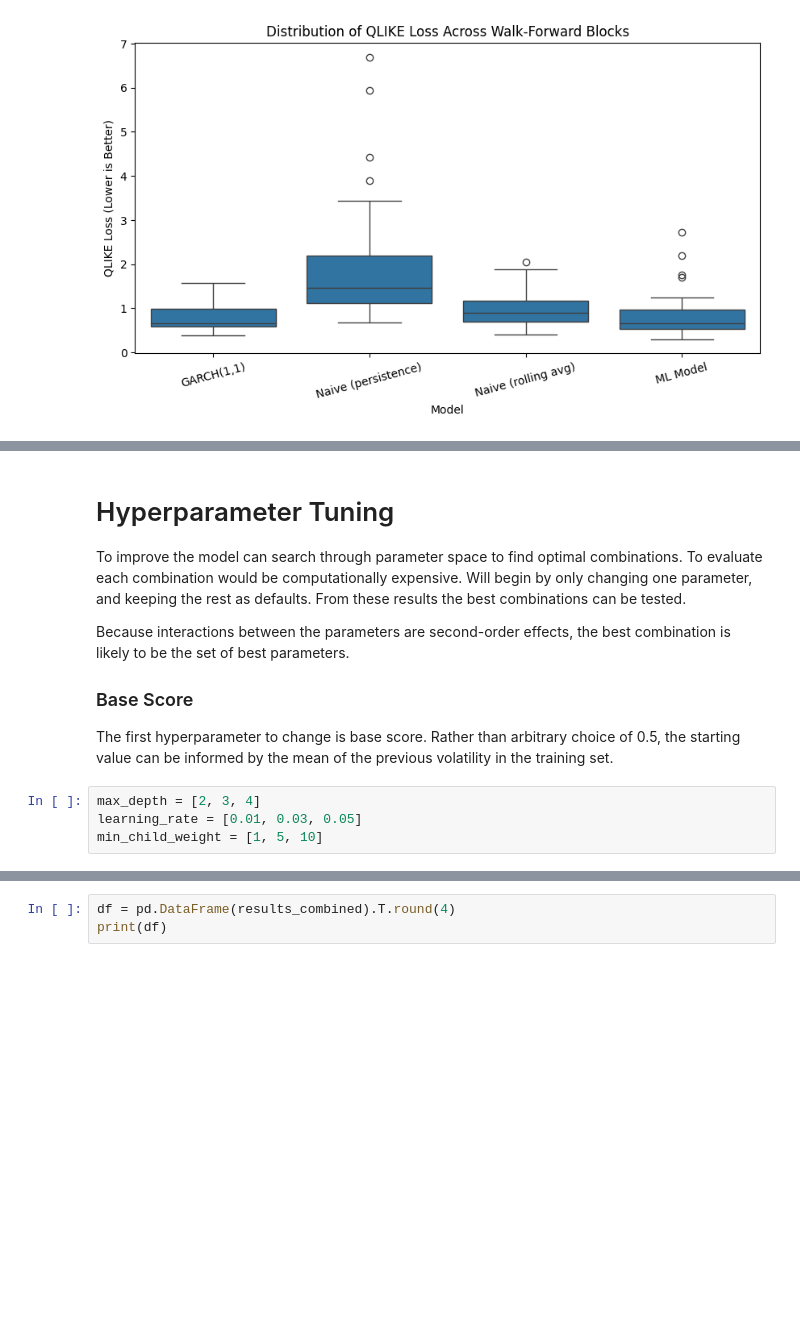
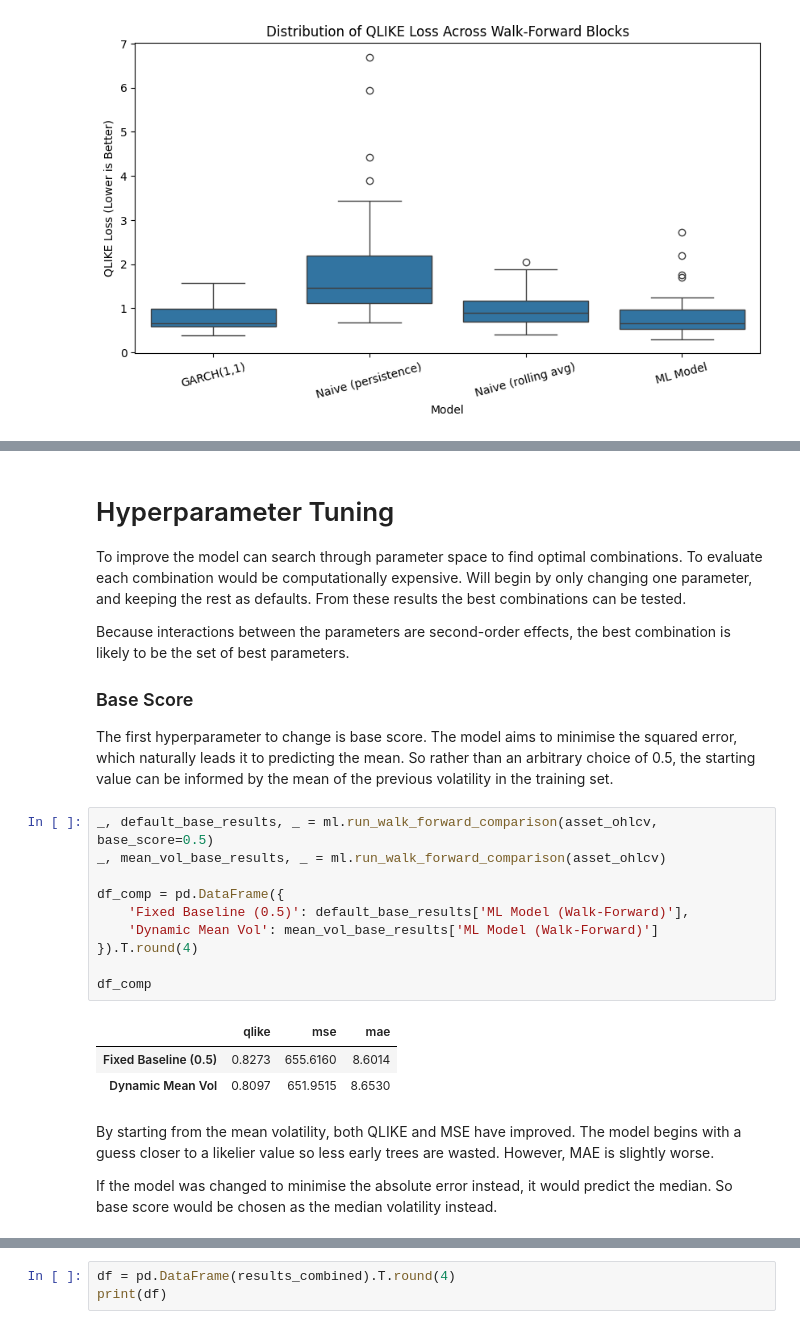
Before and after one commit to joshyspittle/Machine-Learning-Volatility, a Jupyter notebook: volatility_forecast.ipynb, the cells around one changed output, grey strips where cells are left out. Cells and saved outputs as stored; diff of their text form; blank space fills up the shorter version.

```diff
--- a/volatility_forecast.ipynb
+++ b/volatility_forecast.ipynb
@@ -336,8 +343,22 @@ To improve the model can search through parameter space to find optimal combinat
 Because interactions between the parameters are second-order effects, the best combination is likely to be the set of best parameters.
 
 ### Base Score
-The first hyperparameter to change is base score. Rather than arbitrary choice of 0.5, the starting value can be informed by the mean of the previous volatility in the training set.
+The first hyperparameter to change is base score. The model aims to minimise the squared error, which naturally leads it to predicting the mean. So rather than an arbitrary choice of 0.5, the starting value can be informed by the mean of the previous volatility in the training set.
-# %%
-max_depth = [2, 3, 4]
-learning_rate = [0.01, 0.03, 0.05]
-min_child_weight = [1, 5, 10]
+# %%
+_, default_base_results, _ = ml.run_walk_forward_comparison(asset_ohlcv, base_score=0.5)
+_, mean_vol_base_results, _ = ml.run_walk_forward_comparison(asset_ohlcv)
+
+df_comp = pd.DataFrame({
+    'Fixed Baseline (0.5)': default_base_results['ML Model (Walk-Forward)'],
+    'Dynamic Mean Vol': mean_vol_base_results['ML Model (Walk-Forward)']
+}).T.round(4)
+
+df_comp
+# %% [output]
+|  | qlike | mse | mae |
+| Fixed Baseline (0.5) | 0.8273 | 655.6160 | 8.6014 |
+| Dynamic Mean Vol | 0.8097 | 651.9515 | 8.6530 |
+# %% [markdown]
+By starting from the mean volatility, both QLIKE and MSE have improved. The model begins with a guess closer to a likelier value so less early trees are wasted. However, MAE is slightly worse.
+
+If the model was changed to minimise the absolute error instead, it would predict the median. So base score would be chosen as the median volatility instead.
```
Also changed, not shown: parts of 8 cells of this notebook, 1 other file.
